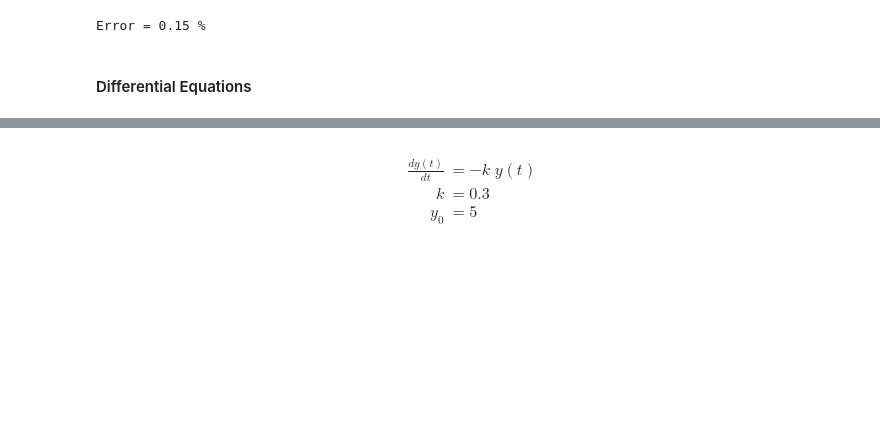
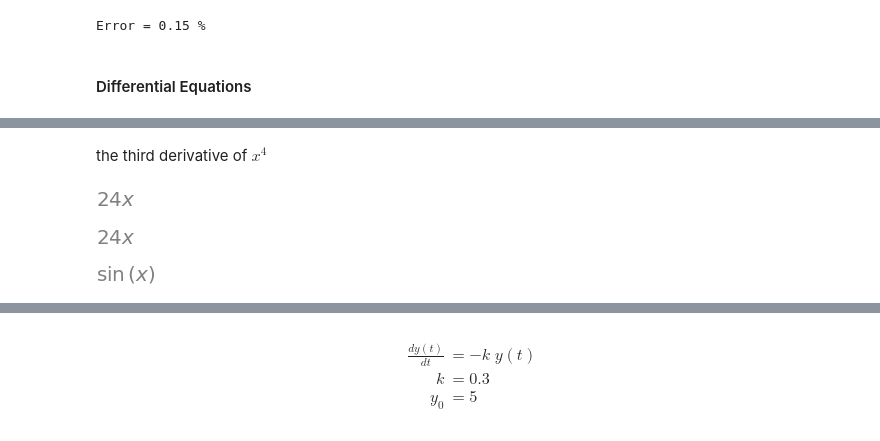
Before and after one commit to SamMachariaPhD/Math-Modelling-Simulation-Python, a Jupyter notebook: monte.ipynb, the cells around one changed output, grey strips where cells are left out. Cells and saved outputs as stored; diff of their text form; code cells hidden in the pictures; blank space fills up the shorter version.

```diff
--- a/monte.ipynb
+++ b/monte.ipynb
@@ -190,0 +246,14 @@ Error = 0.15 %
+# %% [markdown]
+the third derivative of $x^4$
+# %%
+diff(x**4, x, x, x)
+# %% [output]
+[figure, added]
+# %%
+diff(x**4, x, 3)
+# %% [output]
+[figure, added]
+# %%
+integrate(cos(x), x)
+# %% [output]
+[figure, added]
```
Also changed, not shown: parts of 11 cells of this notebook, 2 other files.
